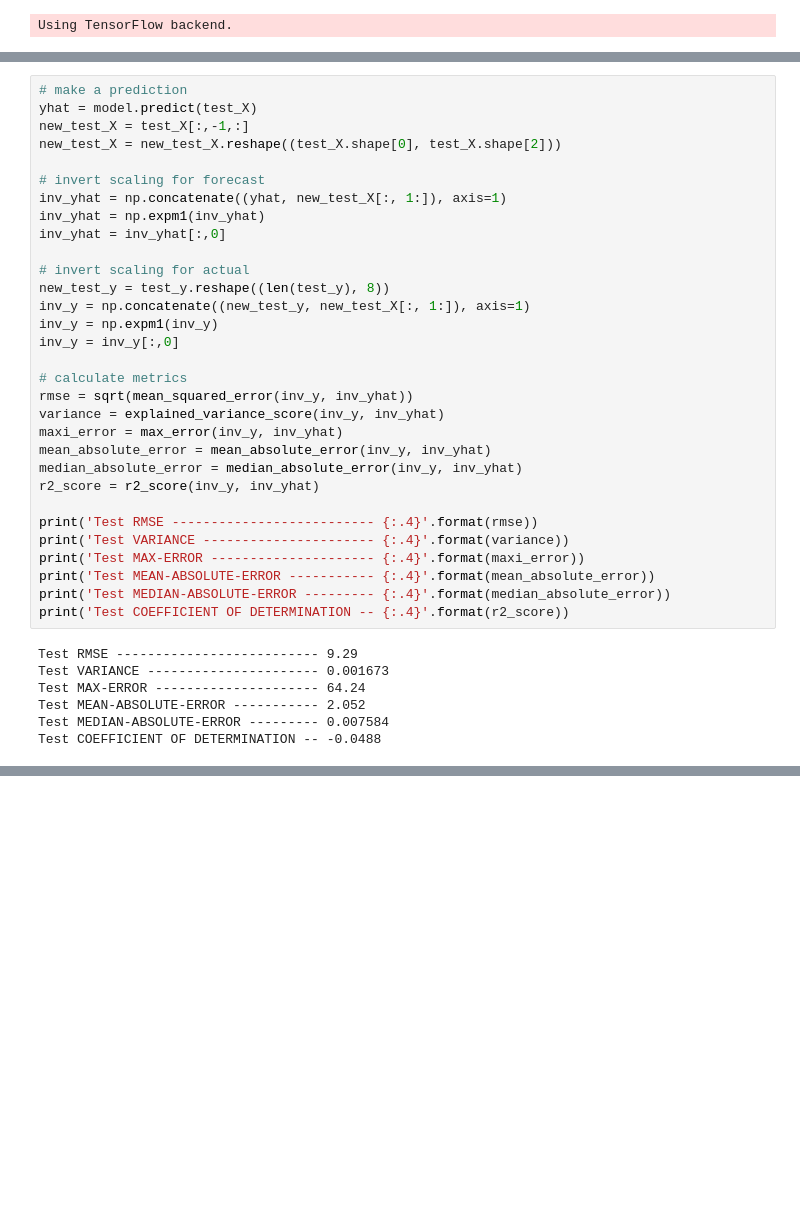
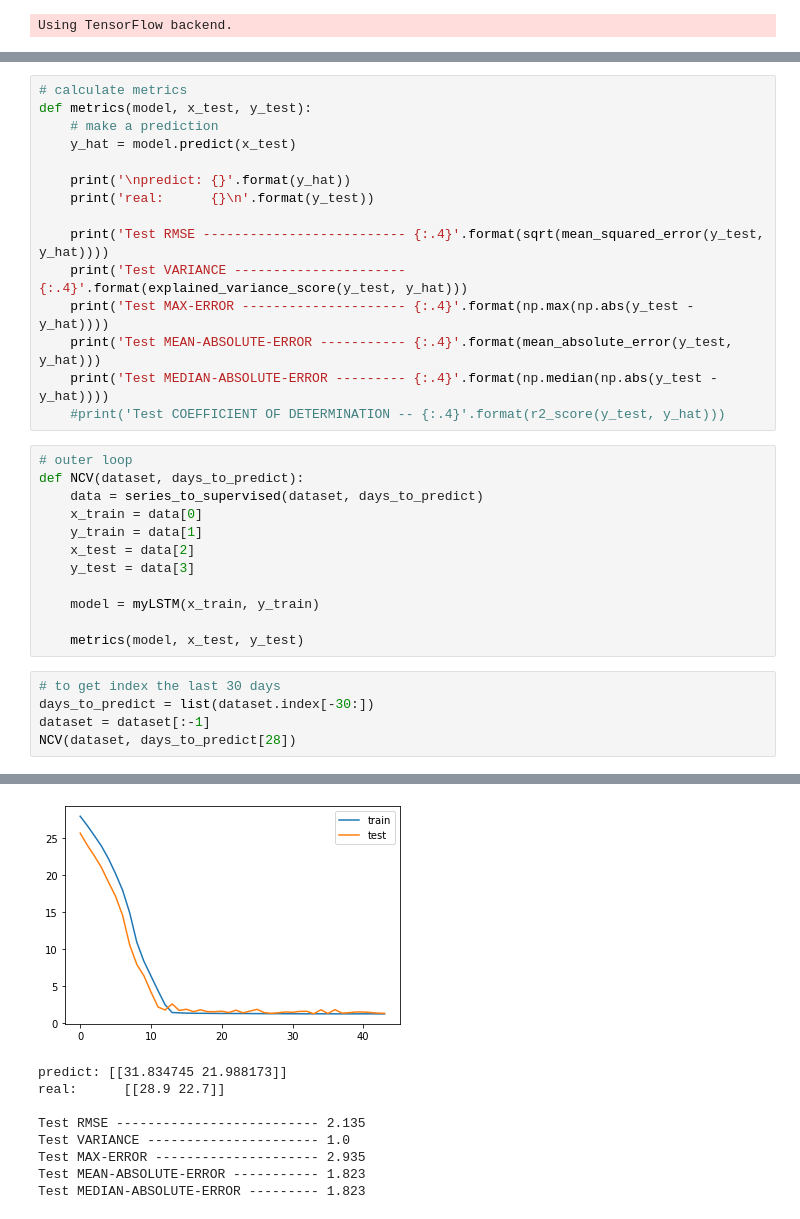
Before and after one commit to icaromourao/Multivariate-Time-Series-Forecasting, a Jupyter notebook: notebooks/Forecast.ipynb, the cells around one changed output, grey strips where cells are left out. Drawn from its saved outputs; the diff is of its cells as text; blank space fills up the shorter version.

```diff
--- a/notebooks/Forecast.ipynb
+++ b/notebooks/Forecast.ipynb
@@ -220,38 +174,33 @@ Epoch 73/1000
-# %%
-# make a prediction
-yhat = model.predict(test_X)
-new_test_X = test_X[:,-1,:]
-new_test_X = new_test_X.reshape((test_X.shape[0], test_X.shape[2]))
-
-# invert scaling for forecast
-inv_yhat = np.concatenate((yhat, new_test_X[:, 1:]), axis=1)
-inv_yhat = np.expm1(inv_yhat)
-inv_yhat = inv_yhat[:,0]
-
-# invert scaling for actual
-new_test_y = test_y.reshape((len(test_y), 8))
-inv_y = np.concatenate((new_test_y, new_test_X[:, 1:]), axis=1)
-inv_y = np.expm1(inv_y)
-inv_y = inv_y[:,0]
-
-# calculate metrics
-rmse = sqrt(mean_squared_error(inv_y, inv_yhat))
-variance = explained_variance_score(inv_y, inv_yhat)
-maxi_error = max_error(inv_y, inv_yhat)
-mean_absolute_error = mean_absolute_error(inv_y, inv_yhat)
-median_absolute_error = median_absolute_error(inv_y, inv_yhat)
-r2_score = r2_score(inv_y, inv_yhat)
-
-print('Test RMSE -------------------------- {:.4}'.format(rmse))
-print('Test VARIANCE ---------------------- {:.4}'.format(variance))
-print('Test MAX-ERROR --------------------- {:.4}'.format(maxi_error))
-print('Test MEAN-ABSOLUTE-ERROR ----------- {:.4}'.format(mean_absolute_error))
-print('Test MEDIAN-ABSOLUTE-ERROR --------- {:.4}'.format(median_absolute_error))
-print('Test COEFFICIENT OF DETERMINATION -- {:.4}'.format(r2_score))
-# %% [output]
-Test RMSE -------------------------- 9.29
-Test VARIANCE ---------------------- 0.001673
-Test MAX-ERROR --------------------- 64.24
-Test MEAN-ABSOLUTE-ERROR ----------- 2.052
-Test MEDIAN-ABSOLUTE-ERROR --------- 0.007584
-Test COEFFICIENT OF DETERMINATION -- -0.0488
+# %%
+# calculate metrics
+def metrics(model, x_test, y_test):
+    # make a prediction
+    y_hat = model.predict(x_test)
+
+    print('\npredict: {}'.format(y_hat))
+    print('real:      {}\n'.format(y_test))
+
+    print('Test RMSE -------------------------- {:.4}'.format(sqrt(mean_squared_error(y_test, y_hat))))
+    print('Test VARIANCE ---------------------- {:.4}'.format(explained_variance_score(y_test, y_hat)))
+    print('Test MAX-ERROR --------------------- {:.4}'.format(np.max(np.abs(y_test - y_hat))))
+    print('Test MEAN-ABSOLUTE-ERROR ----------- {:.4}'.format(mean_absolute_error(y_test, y_hat)))
+    print('Test MEDIAN-ABSOLUTE-ERROR --------- {:.4}'.format(np.median(np.abs(y_test - y_hat))))
+    #print('Test COEFFICIENT OF DETERMINATION -- {:.4}'.format(r2_score(y_test, y_hat)))
+# %%
+# outer loop
+def NCV(dataset, days_to_predict):
+    data = series_to_supervised(dataset, days_to_predict)
+    x_train = data[0]
+    y_train = data[1]
+    x_test = data[2]
+    y_test = data[3]
+
+    model = myLSTM(x_train, y_train)
+
+    metrics(model, x_test, y_test)
+# %%
+# to get index the last 30 days
+days_to_predict = list(dataset.index[-30:])
+dataset = dataset[:-1]
+NCV(dataset, days_to_predict[28])
+# %% [output]
@@ -257,0 +224,9 @@ Test COEFFICIENT OF DETERMINATION -- -0.0488
+[figure, added]
+predict: [[31.834745 21.988173]]
+real:      [[28.9 22.7]]
+
+Test RMSE -------------------------- 2.135
+Test VARIANCE ---------------------- 1.0
+Test MAX-ERROR --------------------- 2.935
+Test MEAN-ABSOLUTE-ERROR ----------- 1.823
+Test MEDIAN-ABSOLUTE-ERROR --------- 1.823
```
Also changed, not shown: parts of 11 cells of this notebook, 2 other files.
